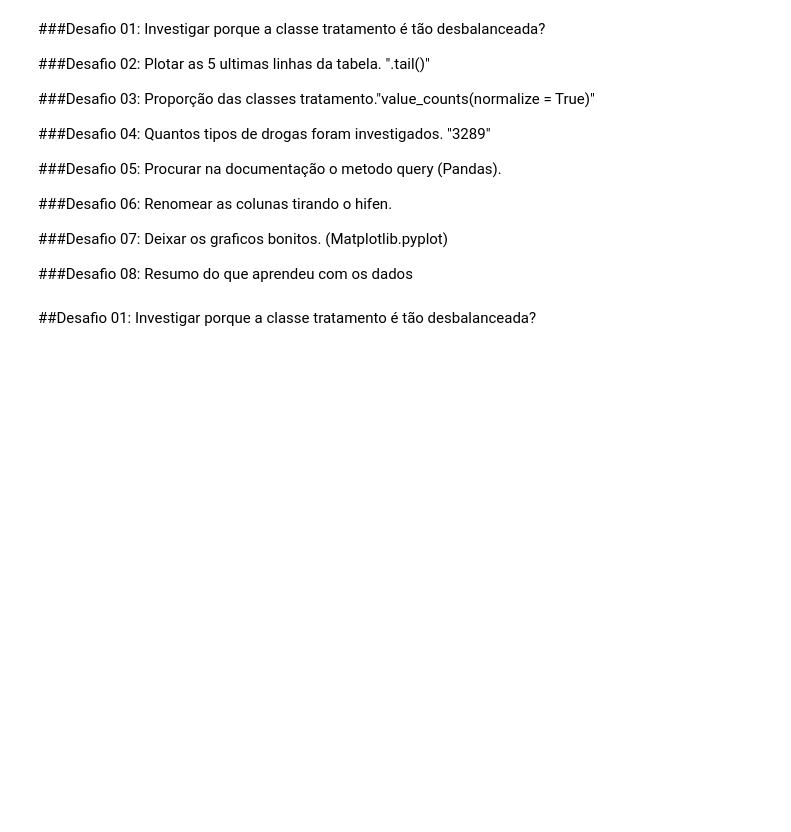
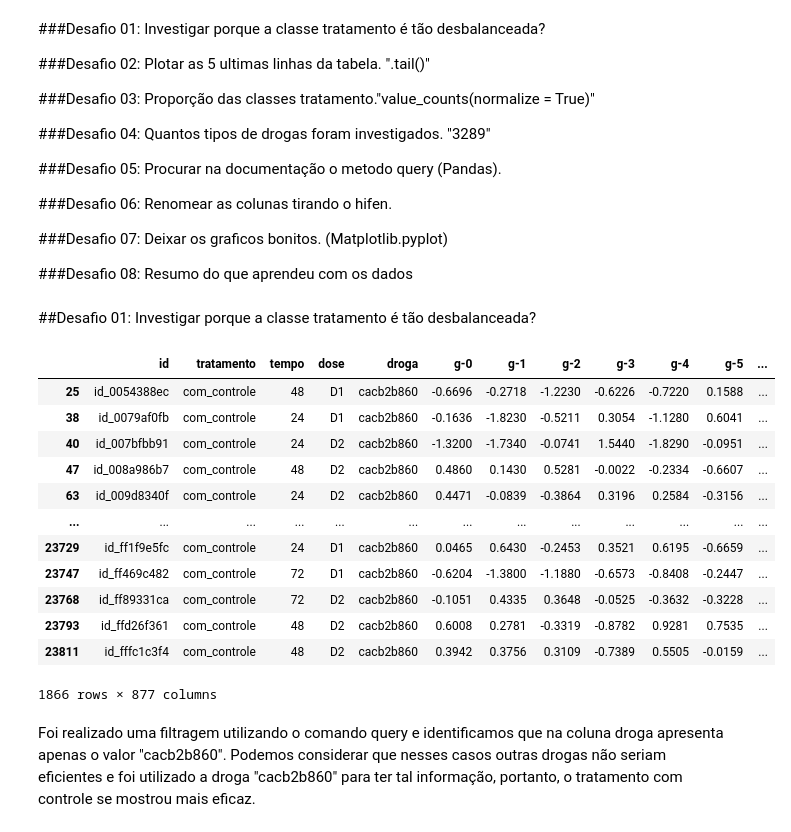
Before and after one commit to jpbo95/Imersao_dados_Alura, a Jupyter notebook: Imersao_dados_Alura.ipynb, the cells around one changed output. Drawn from its saved outputs; the diff is of its cells as text; code cells hidden in the pictures; blank space fills up the shorter version.

```diff
--- a/Imersao_dados_Alura.ipynb
+++ b/Imersao_dados_Alura.ipynb
@@ -163,3 +170,21 @@ dados_filtrados.head()
 ###Desafio 08: Resumo do que aprendeu com os dados
 # %% [markdown]
 ##Desafio 01: Investigar porque a classe tratamento é tão desbalanceada?
+# %%
+dados.query('tratamento == "com_controle"') #filtro que mostra apenas o tratamento com controle
+# %% [output]
+|  | id | tratamento | tempo | dose | droga | g-0 | g-1 | g-2 | g-3 | g-4 | g-5 | ... |
+| 25 | id_0054388ec | com_controle | 48 | D1 | cacb2b860 | -0.6696 | -0.2718 | -1.2230 | -0.6226 | -0.7220 | 0.1588 | ... |
+| 38 | id_0079af0fb | com_controle | 24 | D1 | cacb2b860 | -0.1636 | -1.8230 | -0.5211 | 0.3054 | -1.1280 | 0.6041 | ... |
+| 40 | id_007bfbb91 | com_controle | 24 | D2 | cacb2b860 | -1.3200 | -1.7340 | -0.0741 | 1.5440 | -1.8290 | -0.0951 | ... |
+| 47 | id_008a986b7 | com_controle | 48 | D2 | cacb2b860 | 0.4860 | 0.1430 | 0.5281 | -0.0022 | -0.2334 | -0.6607 | ... |
+| 63 | id_009d8340f | com_controle | 24 | D2 | cacb2b860 | 0.4471 | -0.0839 | -0.3864 | 0.3196 | 0.2584 | -0.3156 | ... |
+| ... | ... | ... | ... | ... | ... | ... | ... | ... | ... | ... | ... | ... |
+| 23729 | id_ff1f9e5fc | com_controle | 24 | D1 | cacb2b860 | 0.0465 | 0.6430 | -0.2453 | 0.3521 | 0.6195 | -0.6659 | ... |
+| 23747 | id_ff469c482 | com_controle | 72 | D1 | cacb2b860 | -0.6204 | -1.3800 | -1.1880 | -0.6573 | -0.8408 | -0.2447 | ... |
+| 23768 | id_ff89331ca | com_controle | 72 | D2 | cacb2b860 | -0.1051 | 0.4335 | 0.3648 | -0.0525 | -0.3632 | -0.3228 | ... |
+| 23793 | id_ffd26f361 | com_controle | 48 | D2 | cacb2b860 | 0.6008 | 0.2781 | -0.3319 | -0.8782 | 0.9281 | 0.7535 | ... |
+| 23811 | id_fffc1c3f4 | com_controle | 48 | D2 | cacb2b860 | 0.3942 | 0.3756 | 0.3109 | -0.7389 | 0.5505 | -0.0159 | ... |
+1866 rows × 877 columns
+# %% [markdown]
+Foi realizado uma filtragem utilizando o comando query e identificamos que na coluna droga apresenta apenas o valor "cacb2b860". Podemos considerar que nesses casos outras drogas não seriam eficientes e foi utilizado a droga "cacb2b860" para ter tal informação, portanto, o tratamento com controle se mostrou mais eficaz.
```
Also changed, not shown: parts of 12 cells of this notebook.
